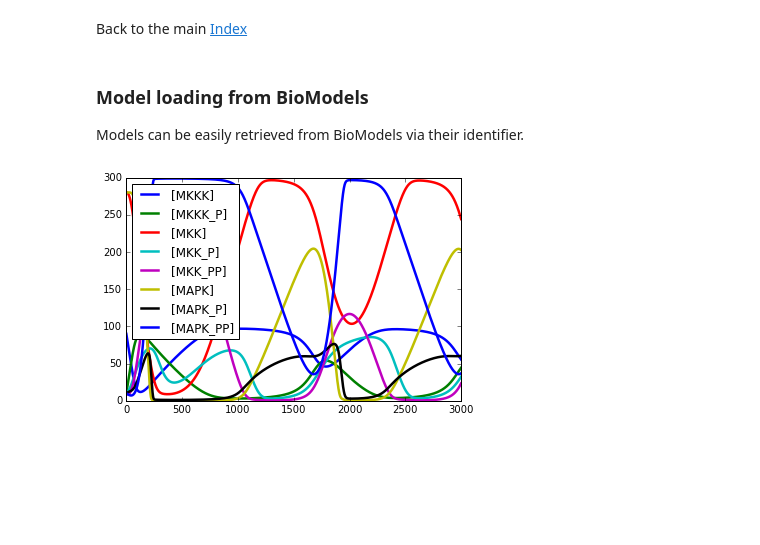
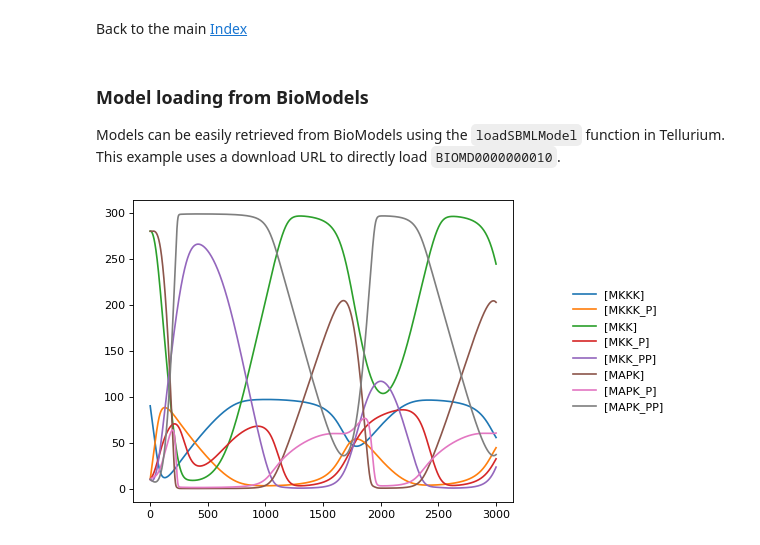
Before and after one commit to sys-bio/tellurium, a Jupyter notebook: examples/notebooks/core/model_modelFromBioModels.ipynb, the cells around one changed output. Cells and saved outputs as stored; diff of their text form; code cells hidden in the pictures; blank space fills up the shorter version.

```diff
--- a/examples/notebooks/core/model_modelFromBioModels.ipynb
+++ b/examples/notebooks/core/model_modelFromBioModels.ipynb
@@ -2,15 +2,17 @@
 Back to the main [Index](../index.ipynb)
 # %% [markdown]
 ### Model loading from BioModels
-Models can be easily retrieved from BioModels via their identifier.
+
+Models can be easily retrieved from BioModels using the `loadSBMLModel` function in Tellurium. This example uses a download URL to directly load `BIOMD0000000010`.
 # %%
 %matplotlib inline
 from __future__ import print_function
 import tellurium as te
+te.setDefaultPlottingEngine("matplotlib")
 
-# Load model from biomodels.
-r = te.loadSBMLModel("http://www.ebi.ac.uk/biomodels-main/download?mid=BIOMD0000000010")
+# Load model from biomodels (may not work with https).
+r = te.loadSBMLModel("http://biomodels.caltech.edu/download?mid=BIOMD0000000010")
 result = r.simulate(0, 3000, 5000)
-r.plot(result);
+r.plot(result)
 # %% [output]
-[figure, old version]
+[figure, new version]
```
Also changed, not shown: 1 other file.
